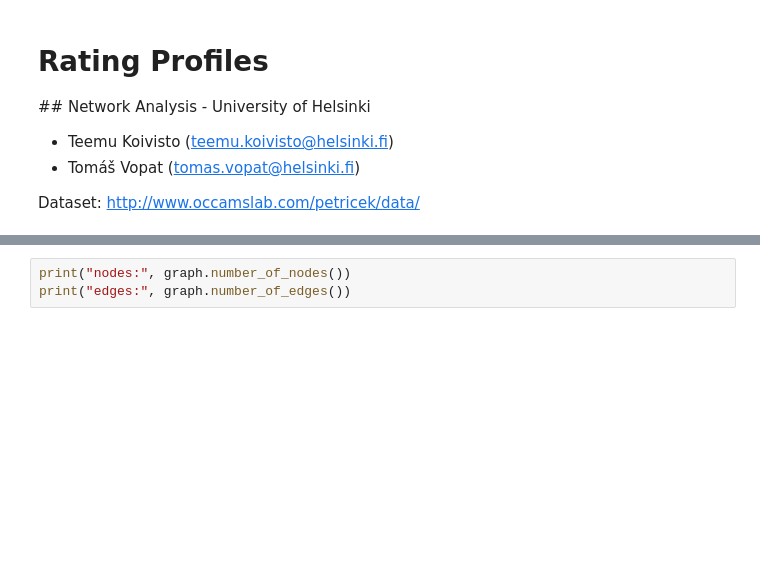
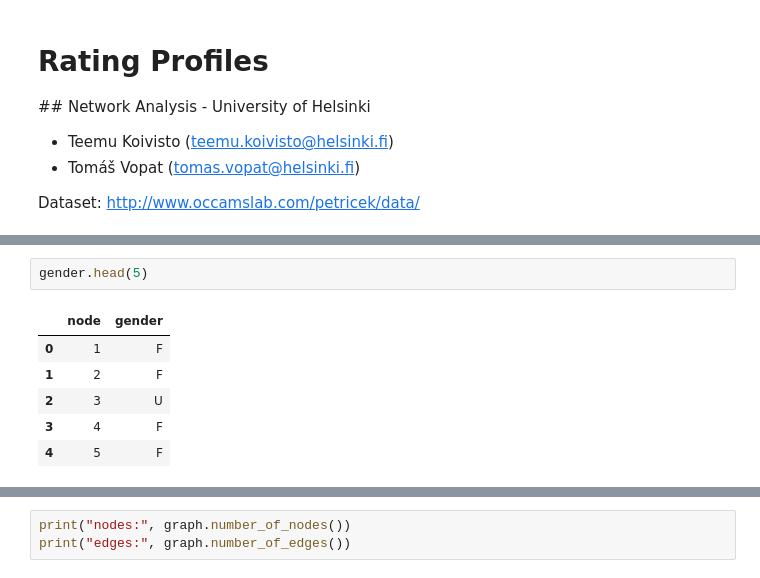
Before and after one commit to tomvopat/na2020-rating_profiles, a Jupyter notebook: rating_profiles.ipynb, the cells around one changed output, grey strips where cells are left out. Saved outputs shown, nothing was run; the diff lists cells and outputs as text; blank space fills up the shorter version.

```diff
--- a/rating_profiles.ipynb
+++ b/rating_profiles.ipynb
@@ -14,0 +34,9 @@ import matplotlib.pyplot as plt
+# %%
+gender.head(5)
+# %% [output]
+|  | node | gender |
+| 0 | 1 | F |
+| 1 | 2 | F |
+| 2 | 3 | U |
+| 3 | 4 | F |
+| 4 | 5 | F |
```
Also changed, not shown: parts of 15 cells of this notebook, 1 other file.
